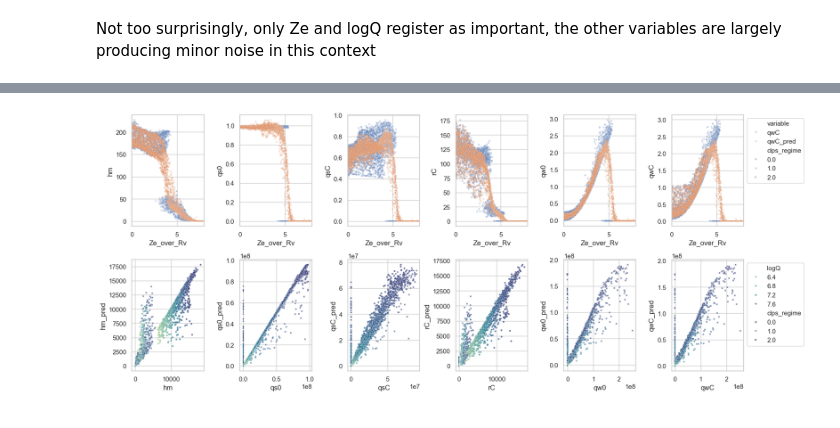
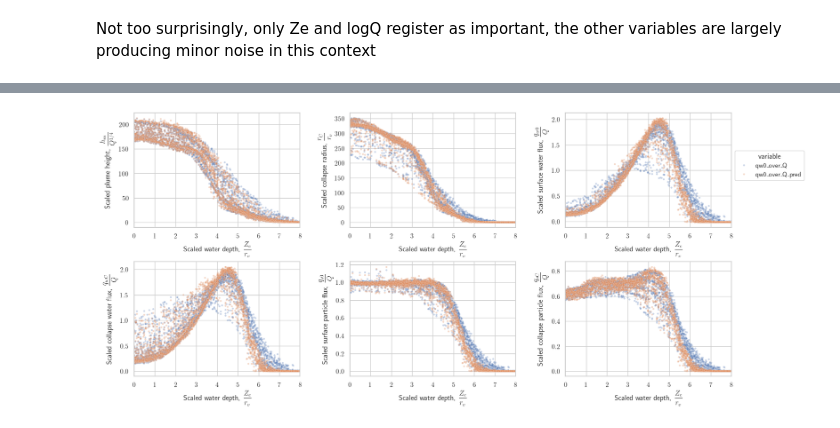
Before and after one commit to colinrr/hydroplume_emulator, a Jupyter notebook: train_random_forest.ipynb, the cells around one changed output, grey strips where cells are left out. Cells and saved outputs as stored; diff of their text form; code cells hidden in the pictures.

```diff
--- a/train_random_forest.ipynb
+++ b/train_random_forest.ipynb
@@ -48,5 +78,6 @@ monte_carlo_rand_vars  = pd.read_parquet(monte_carlo_rand_vars_file)
 mc_df                  = pd.read_parquet(monte_carlo_data_file)
 mc_df_scaled           = pd.read_parquet(monte_carlo_scaled_file)
 mc_df_test             = pd.read_parquet(test_data_file)
+mc_df_test_scaled      = pd.read_parquet(scaled_test_data_file)
 # %%
 # Check data overview
@@ -193,7 +277,15 @@ Not too surprisingly, only Ze and logQ register as important, the other variable
 # %%
-# Slimmed down training and test X, then re-train
-X_train = X_train[['Ze','logQ']]
-X_test  = X_test[['Ze','logQ']]
+# ---- CHOOSE training, validation, test data ------
+
+# TRAINING
+X_train = mc_df[['Ze','logQ']]
+# Y_train = mc_df[output_vars] # To train on the raw, noisier data
+Y_train = averaged_training_data # Targeting smoother results
+
+
+# TEST
+X_test = mc_df_test[['Ze','logQ']] #pd.concat([logQ_test, mc_df_test['Ze']],axis=1)
+Y_test = averaged_test_data
 
 regressor_rf.fit(X_train,Y_train)
 
@@ -291,65 +326,19 @@ plt.show()
 # %%
-# Make plots
-n_cols = len(Y_test.columns)
-n_rows = 2
+# Make a scaled data set to show test and validation data plotted over each
 
-fig,axes = plt.subplots(n_rows, n_cols, figsize=(19,8),gridspec_kw={'wspace':0.5, 'hspace':0.3})
+# Add in test data for comparison plots in seaborn, using the regular (unscaled) variable name
+df_test_predict_scaled = df_predict_scaled.copy().rename(columns={col:col+'_pred' for col in scaled_output_vars})
+df_test_predict_scaled = pd.concat([df_test_predict_scaled, averaged_scaled_test_data[scaled_output_vars]], axis=1)
+# df_test_predict_scaled = df_test_predict_scaled.assign(hm=mc_df_test['hm'] / mc_df_test['Q']**(1/4))
+# df_test_predict_scaled = df_test_predict_scaled.assign(rC=mc_df_test['rC'] / extrapVentRadius(mc_df_test['Q']))
+# df_test_predict_scaled = df_test_predict_scaled.assign(**{col: mc_df_test[col] / mc_df_test['Q'] for col in output_vars[2::]})
 
-
-for ai,var in enumerate(Y_test.columns):
-    if ai==n_cols-1:
-        show_legend = True
-    else:
-        show_legend = False
-
-    # test_df = pd.melt( df_predict_scaled[['Ze_over_Rv',var, var+'_pred']], id_vars='Ze_over_Rv', value_vars= [var, var+'_pred'])
-    # print(test_df.shape)
-    # print(test_df.info())
-
-    # Plot physical relationships to see what's happening
-    sns.scatterplot(
-                data= pd.melt( df_predict_scaled[['Ze_over_Rv',var, var+'_pred']], id_vars='Ze_over_Rv', value_vars= [var, var+'_pred']) ,
-                # data= pd.melt( df_predict_scaled[['Ze_over_Rv',var]], id_vars='Ze_over_Rv', value_vars= [var]) ,
-                # data= pd.melt( df_predict_scaled[['Ze_over_Rv',var+'_pred']], id_vars='Ze_over_Rv', value_vars= [var+'_pred']) ,
-                x='Ze_over_Rv',
-                y='value',
-                hue='variable', #pd.concat([mc_df_test['clps_regime']]*2, ignore_index=True),
-                style=pd.concat([mc_df_test['clps_regime']]*2, ignore_index=True), #'variable',
-                # size=5,
-                # sizes=3,
-                alpha=0.3,
-                # palette=sns.diverging_palette(250, 30, l=65, center="dark", n=2), #"ch:r=-.2,d=.3_r", #sns.color_palette("icefire", as_cmap=True),  #"Spectral",
-                # edgecolors=[0, 0, 0],
-                ax=axes[0,ai],
-                legend=show_legend,
-                s=10
-    ) #"ch:r=-.2,d=.3_r") #, edgecolors=[0, 0, 0])
-
-    axes[0,ai].set_xlim(left=0., right=8.,)
-    axes[0,ai].set_ylabel(var)
-sns.move_legend(axes[0,-1], "upper left", bbox_to_anchor=(1, 1))
-
-for ai,var in enumerate(Y_test.columns):
-    if ai==n_cols-1:
-        show_legend = True
-    else:
-        show_legend = False
-    # Plot predictions against test set ground truth
-    sns.scatterplot(data=df_test_predict,
-                x=var,y=var+'_pred',
-                style=mc_df_test['clps_regime'],
-                hue=df_predict_scaled['logQ'],
-                s=10,
-                # sizes=3,
-                alpha=0.7,
-                palette="crest",
-                # edgecolors=[0, 0, 0],
-                ax=axes[1,ai],
-                legend=show_legend) #"ch:r=-.2,d=.3_r") #, edgecolors=[0, 0, 0])
-
-    # ax.set_xlim(left=0., right=8.,)
-
-sns.move_legend(axes[1,-1], "upper left", bbox_to_anchor=(1, 1))
-plt.show()
+# Plot the comparison
+rft.double_var_panels_scatter(df_test_predict_scaled.sort_values('logQ',ascending=False),
+                           x_var = 'Ze_over_Rv',
+                           y_vars1 = scaled_output_vars,
+                           y_vars2 = [var+'_pred' for var in scaled_output_vars],
+                           # hue_var = '',
+                          )
 # %% [output]
-[figure, old version]
+[figure, new version]
```
Also changed, not shown: parts of 25 cells of this notebook, 8 other files.
